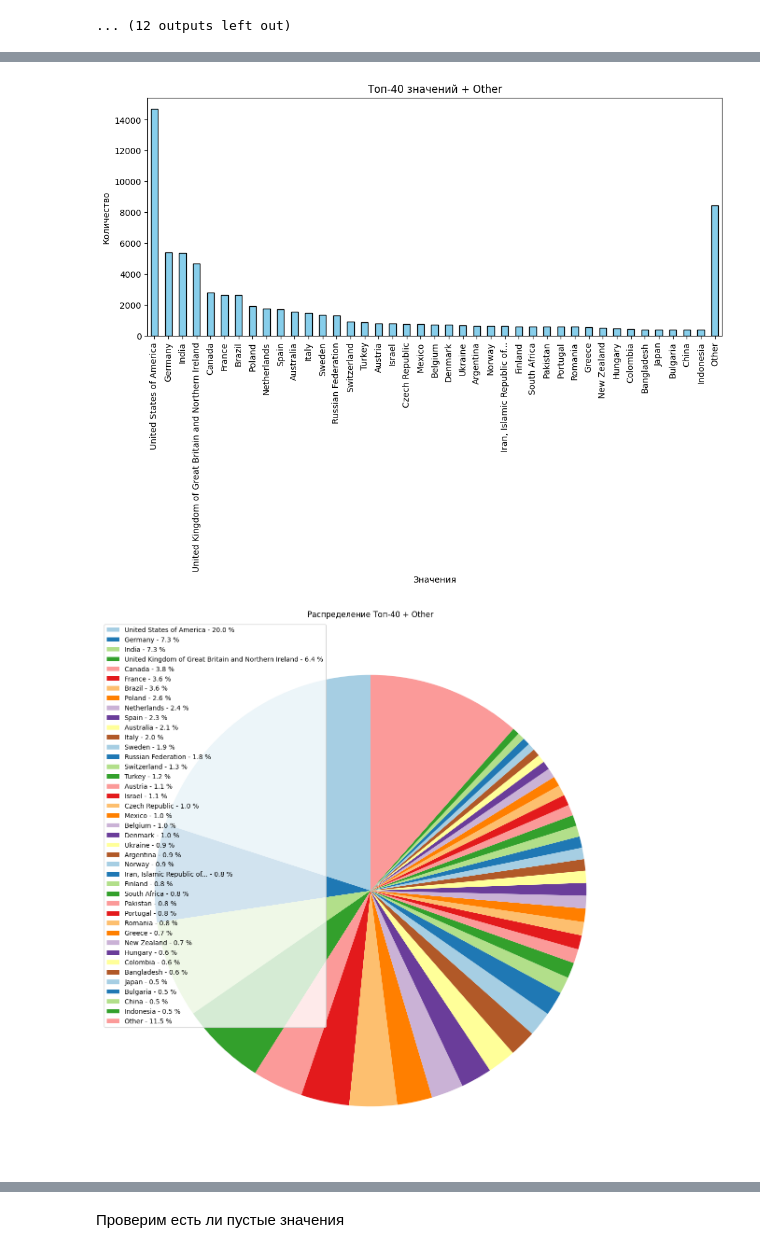
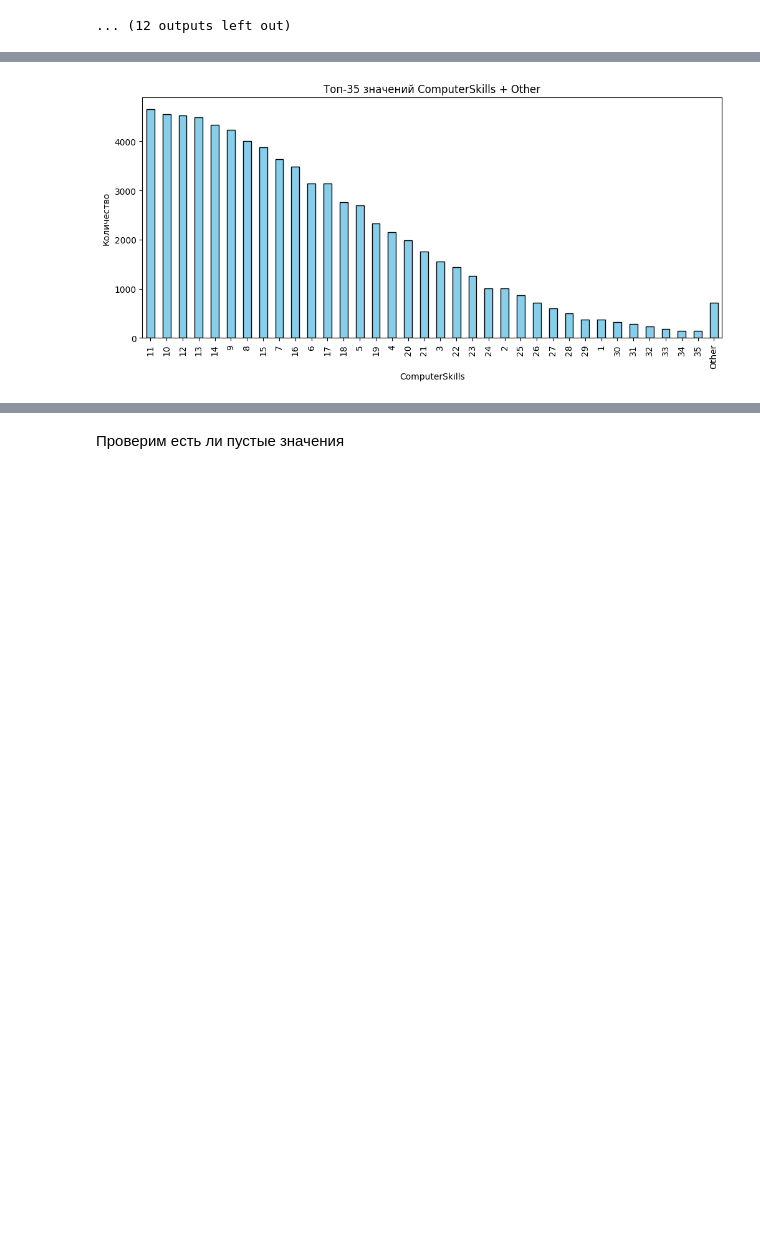
Before and after one commit to Den9p/MO_2, a Jupyter notebook: vers2.ipynb, the cells around one changed output, grey strips where cells are left out. Saved outputs shown, nothing was run; the diff lists cells and outputs as text; code cells hidden in the pictures; blank space fills up the shorter version.

```diff
--- a/vers2.ipynb
+++ b/vers2.ipynb
@@ -267,29 +278,18 @@ plt.show()
 # %%
-value_counts = df['Country'].value_counts()
+value_counts = df['ComputerSkills'].value_counts()
 
-top_n = 40
+top_n = 35
 top_values = value_counts.nlargest(top_n)
 other_sum = value_counts.iloc[top_n:].sum()
 
 top_values = pd.concat([top_values, pd.Series({'Other': other_sum})])
 
 plt.figure(figsize=(12, 5))
 top_values.plot(kind='bar', color='skyblue', edgecolor='black')
-plt.xlabel('Значения')
+plt.xlabel('ComputerSkills')
 plt.ylabel('Количество')
-plt.title(f'Топ-{top_n} значений + Other')
+plt.title(f'Топ-{top_n} значений ComputerSkills + Other')
 plt.xticks(rotation=90)
 plt.show()
-
-plt.figure(figsize=(15, 15))
-wedges, texts, autotexts = plt.pie(top_values, autopct='', colors=plt.cm.Paired.colors, startangle=90)
-
-labels = ['{0} - {1:1.1f} %'.format(i, j) for i, j in zip(top_values.index, 100 * top_values / top_values.sum())]
-plt.legend(wedges, labels, loc='best')
-
-plt.ylabel('')
-plt.title(f'Распределение Топ-{top_n} + Other')
-plt.show()
 # %% [output]
-[figure, old version]
+[figure, new version]
-[figure, removed]
```
Also changed, not shown: parts of 23 cells of this notebook.
